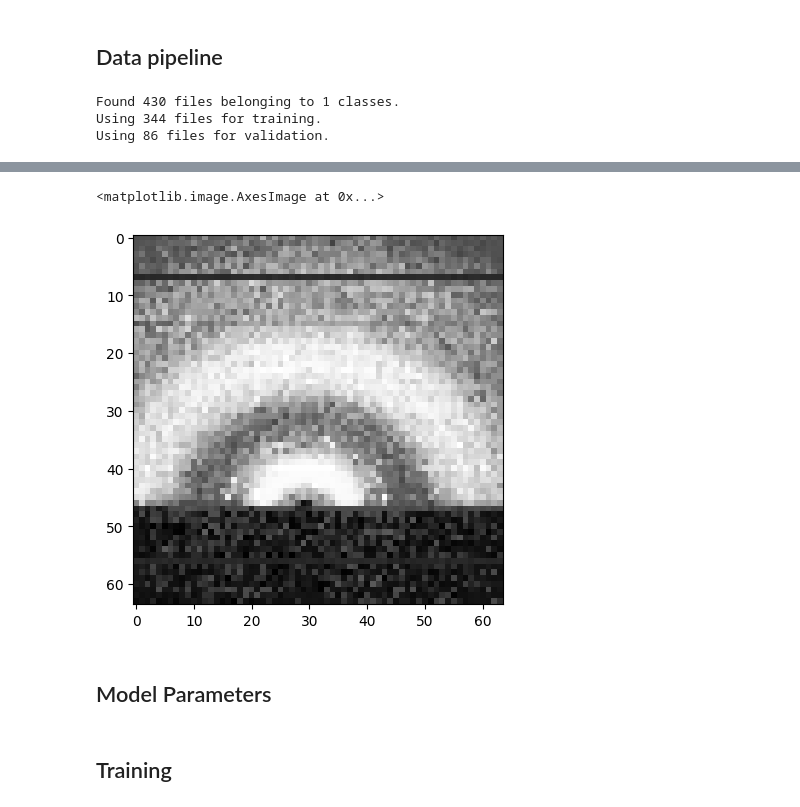
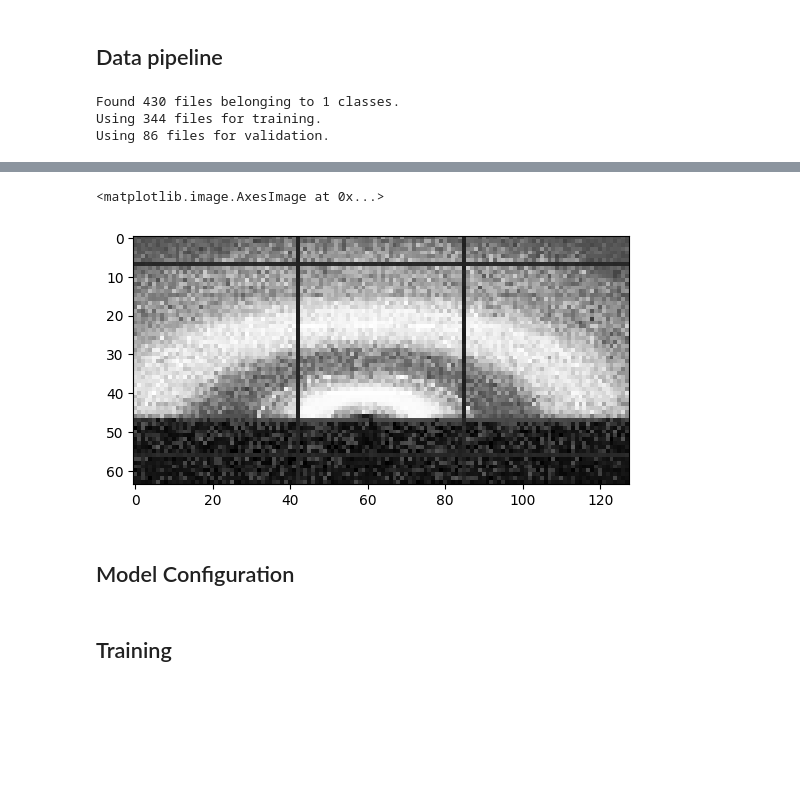
Before and after one commit to mlexchange/mlex_tf_ddim, a Jupyter notebook: train.ipynb, the cells around one changed output, grey strips where cells are left out. Saved outputs shown, nothing was run; the diff lists cells and outputs as text; code cells hidden in the pictures; blank space fills up the shorter version.

```diff
--- a/train.ipynb
+++ b/train.ipynb
@@ -29,7 +29,7 @@ GPU found
 # %% [markdown]
 ## Data pipeline
 # %%
-image_size = 64
+image_size = (64, 72)
 batch_size = 32
 # %%
 data_dir = './data/dataset'
@@ -37,7 +37,7 @@ train_dataset, val_dataset = tf.keras.utils.image_dataset_from_directory(data_di
                                                                          labels=None, #if label='inferred', data_dir should be structured
                                                                          color_mode='rgb', #'grayscale',
                                                                          batch_size=batch_size,
-                                                                         image_size=(image_size, image_size),
+                                                                         image_size=(image_size, 2*image_size),
                                                                          shuffle=True,
                                                                          seed=1,
                                                                          validation_split=0.2,
@@ -59,6 +59,6 @@ Using 86 files for validation.
 Clipping input data to the valid range for imshow with RGB data ([0..1] for floats or [0..255] for integers).
 <matplotlib.image.AxesImage at 0x...>
-[figure, old version]
+[figure, new version]
 # %% [markdown]
-## Model Parameters
+## Model Configuration
 # %%
```
Also changed, not shown: parts of 6 cells of this notebook, 3 other files.
